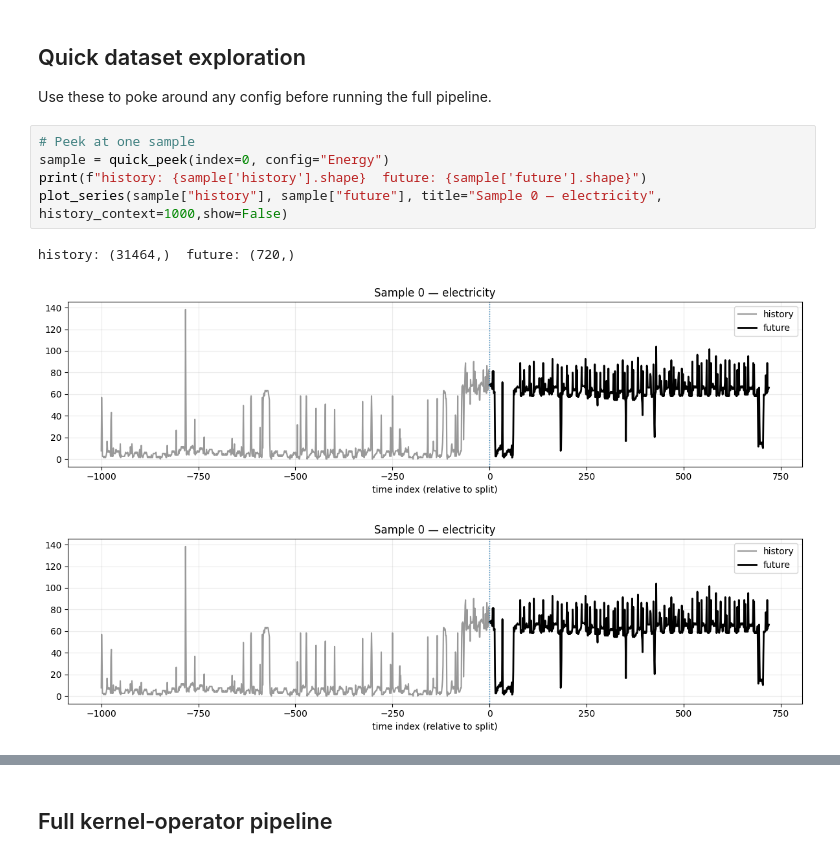
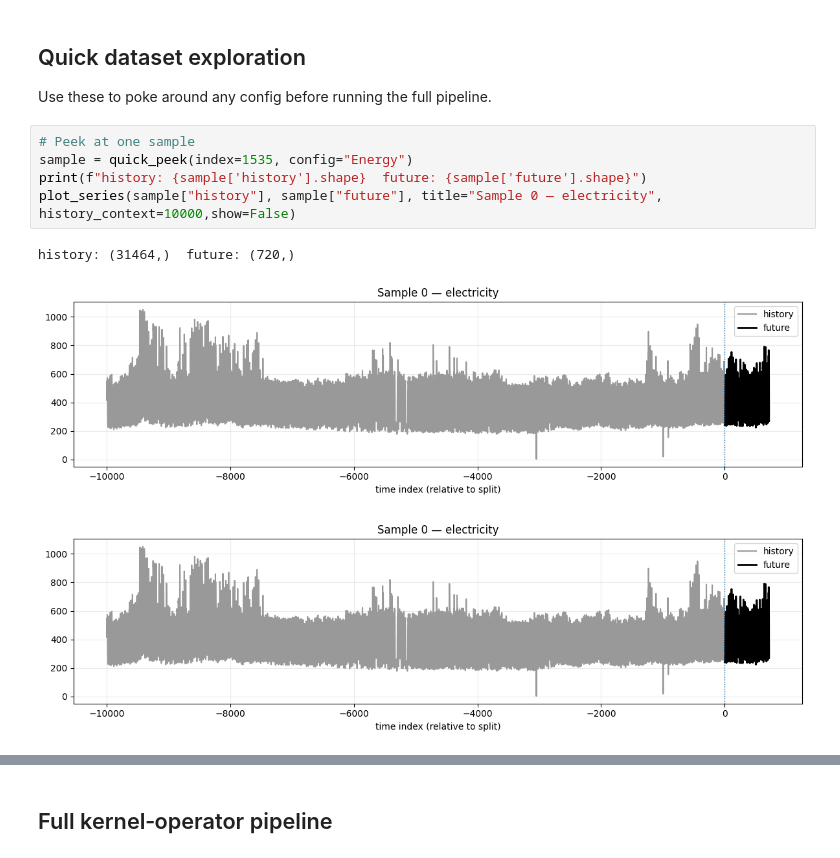
Before and after one commit to chahineNejm/kernels_playground, a Jupyter notebook: first_tests/tweaks.ipynb, the cells around one changed output, grey strips where cells are left out. Cells and saved outputs as stored; diff of their text form.

```diff
--- a/first_tests/tweaks.ipynb
+++ b/first_tests/tweaks.ipynb
@@ -99,12 +103,12 @@ cfg
 Use these to poke around any config before running the full pipeline.
 # %%
 # Peek at one sample
-sample = quick_peek(index=0, config="Energy")
+sample = quick_peek(index=1535, config="Energy")
 print(f"history: {sample['history'].shape}  future: {sample['future'].shape}")
-plot_series(sample["history"], sample["future"], title="Sample 0 — electricity", history_context=1000,show=False)
+plot_series(sample["history"], sample["future"], title="Sample 0 — electricity", history_context=10000,show=False)
 # %% [output]
 history: (31464,)  future: (720,)
-[figure, old version]
+[figure, new version]
-[figure, old version]
+[figure, new version]
 # %%
 # Grid view of several samples
```
Also changed, not shown: parts of 10 cells of this notebook.
